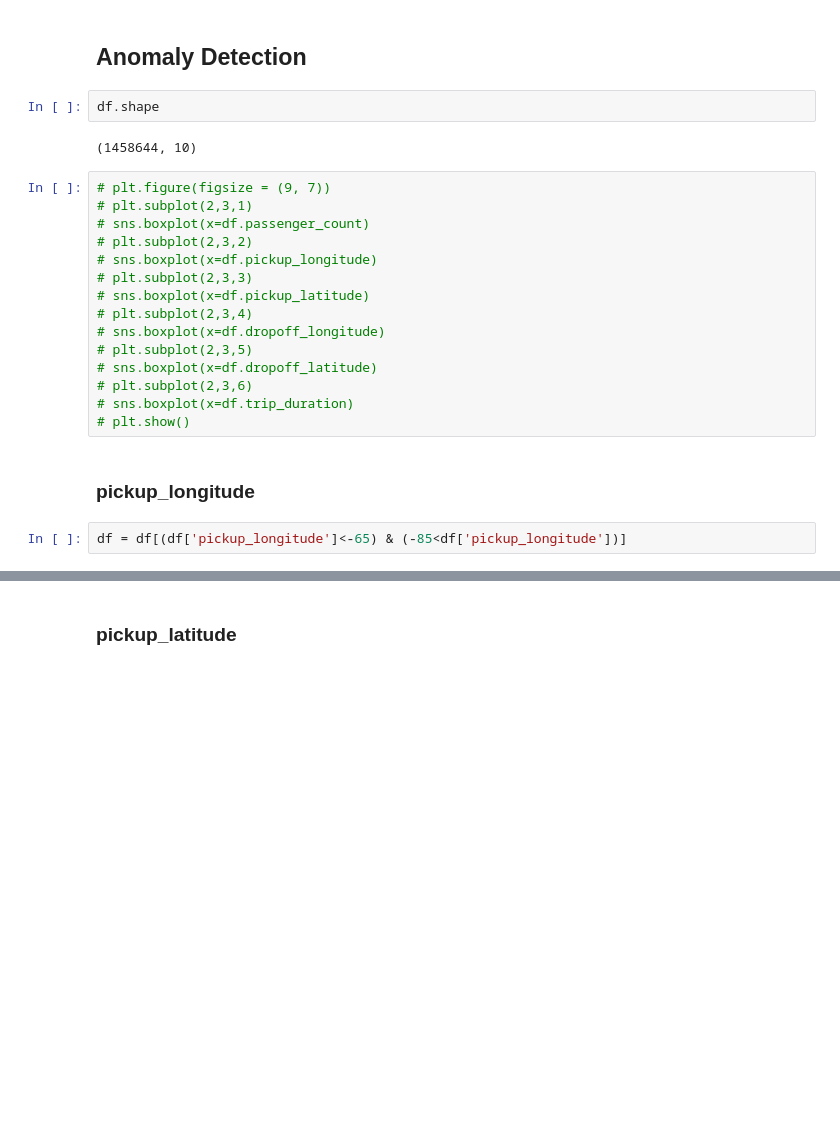
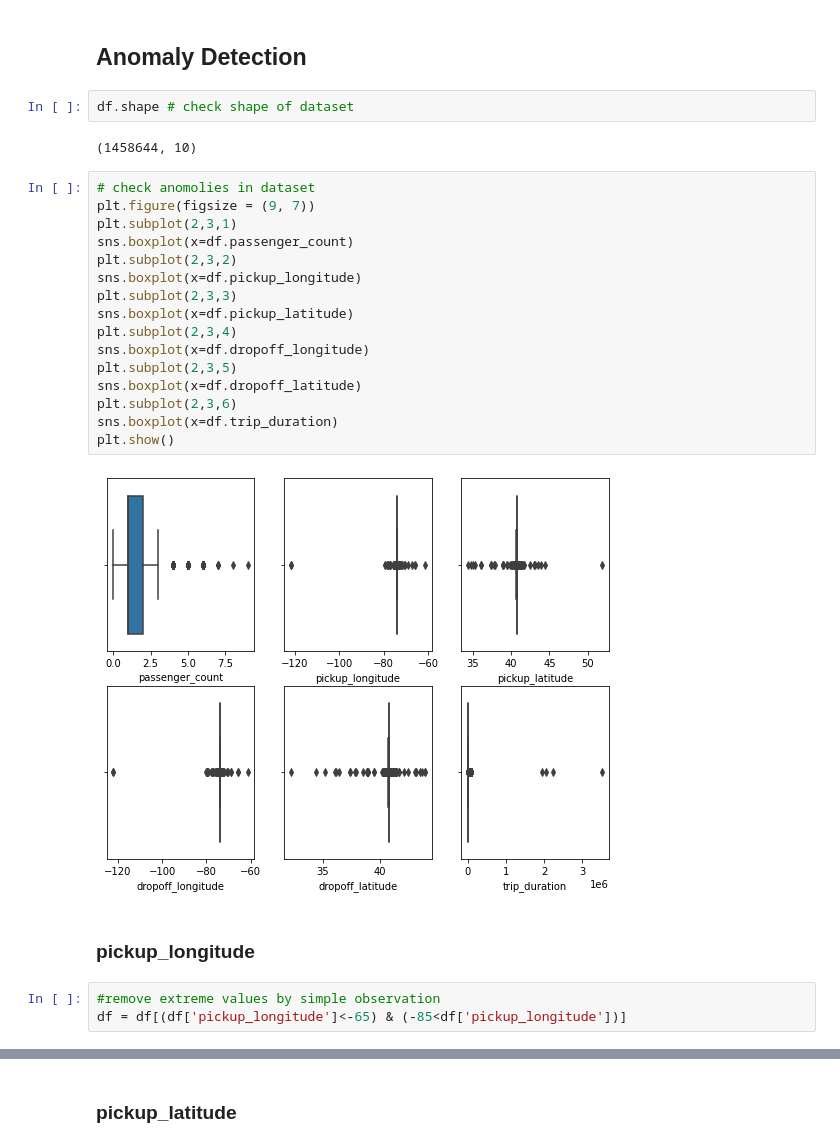
Before and after one commit to GaikwadSandesh/NYC_taxi_prediction, a Jupyter notebook: NYC_taxi_Prediction.ipynb, the cells around one changed output, grey strips where cells are left out. Saved outputs shown, nothing was run; the diff lists cells and outputs as text; blank space fills up the shorter version.

```diff
--- a/NYC_taxi_Prediction.ipynb
+++ b/NYC_taxi_Prediction.ipynb
@@ -102,25 +104,29 @@ df.describe()
 # %% [markdown]
 ## Anomaly Detection
 # %%
-df.shape
+df.shape # check shape of dataset
 # %% [output]
 (1458644, 10)
 # %%
-# plt.figure(figsize = (9, 7))
-# plt.subplot(2,3,1)
-# sns.boxplot(x=df.passenger_count)
-# plt.subplot(2,3,2)
-# sns.boxplot(x=df.pickup_longitude)
-# plt.subplot(2,3,3)
-# sns.boxplot(x=df.pickup_latitude)
-# plt.subplot(2,3,4)
-# sns.boxplot(x=df.dropoff_longitude)
-# plt.subplot(2,3,5)
-# sns.boxplot(x=df.dropoff_latitude)
-# plt.subplot(2,3,6)
-# sns.boxplot(x=df.trip_duration)
-# plt.show()
+# check anomolies in dataset
+plt.figure(figsize = (9, 7))
+plt.subplot(2,3,1)
+sns.boxplot(x=df.passenger_count)
+plt.subplot(2,3,2)
+sns.boxplot(x=df.pickup_longitude)
+plt.subplot(2,3,3)
+sns.boxplot(x=df.pickup_latitude)
+plt.subplot(2,3,4)
+sns.boxplot(x=df.dropoff_longitude)
+plt.subplot(2,3,5)
+sns.boxplot(x=df.dropoff_latitude)
+plt.subplot(2,3,6)
+sns.boxplot(x=df.trip_duration)
+plt.show()
+# %% [output]
+[figure, added]
 # %% [markdown]
 ### pickup_longitude
 # %%
+#remove extreme values by simple observation
 df = df[(df['pickup_longitude']<-65) & (-85<df['pickup_longitude'])]
```
Also changed, not shown: parts of 46 cells of this notebook.
